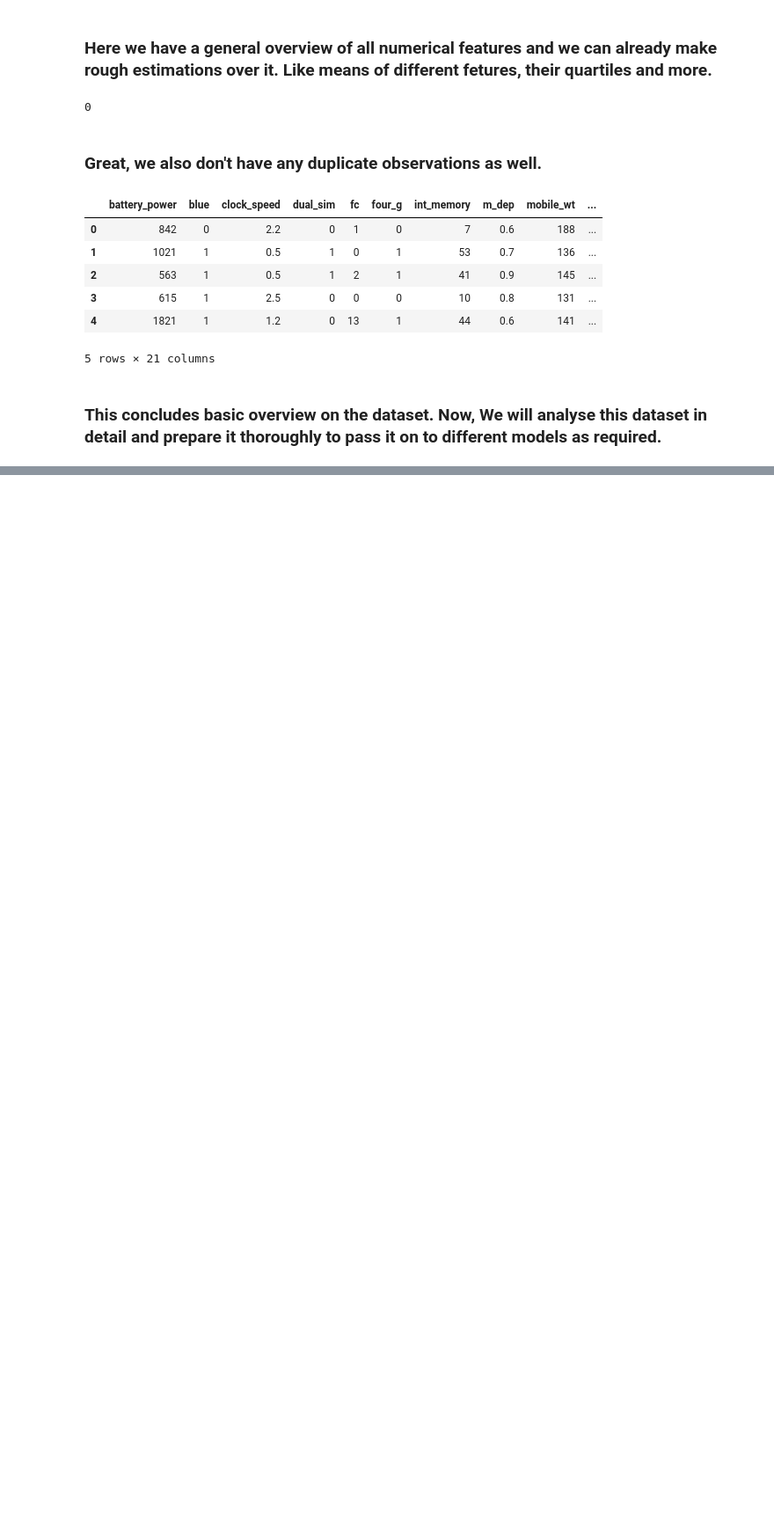
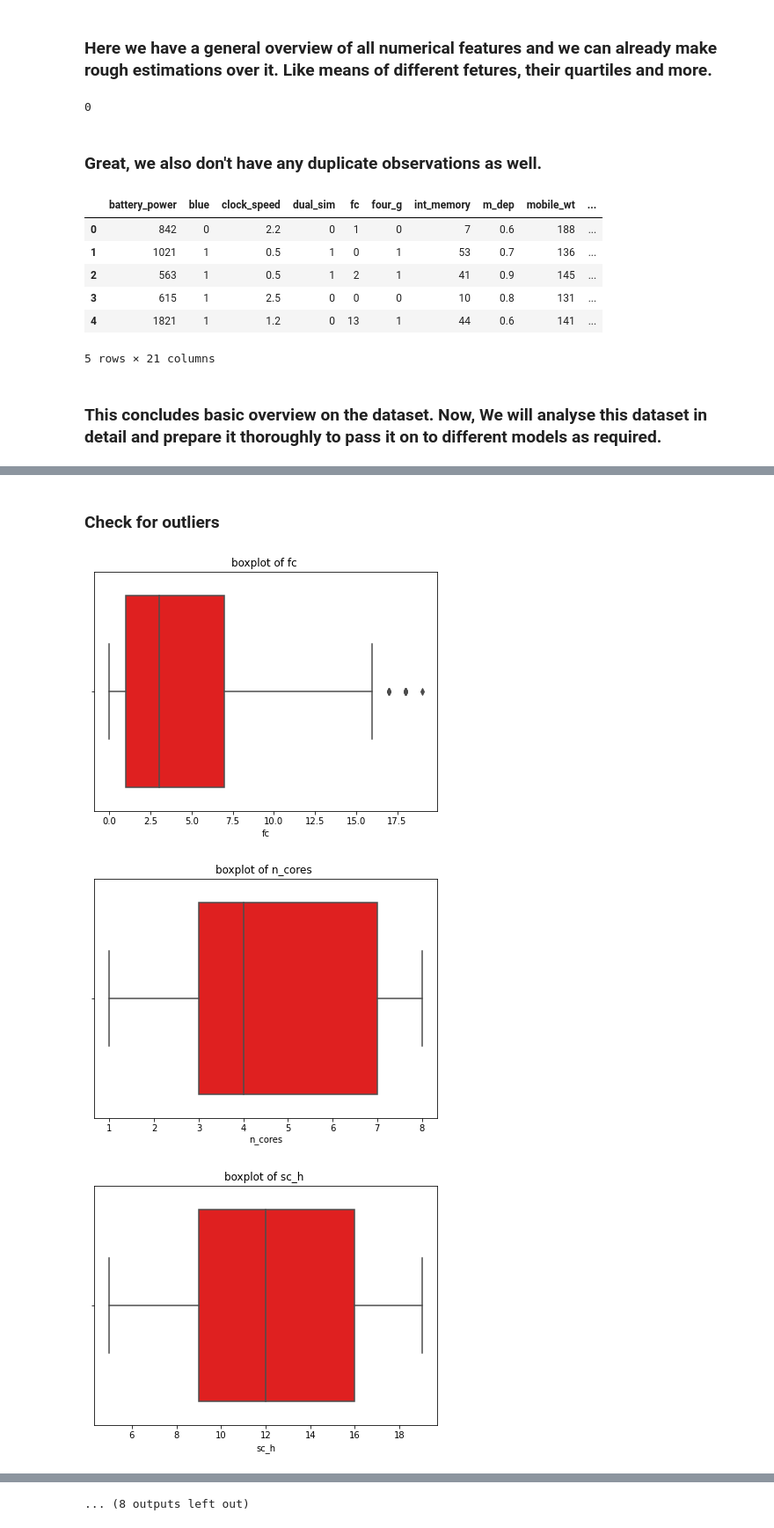
Before and after one commit to tanay47/Mobile-Price-Range-Prediction, a Jupyter notebook: Mobile_Price_Range_Prediction.ipynb, the cells around one changed output, grey strips where cells are left out. Shown at 88% size. Drawn from its saved outputs; the diff is of its cells as text; code cells hidden in the pictures; blank space fills up the shorter version.

```diff
--- a/Mobile_Price_Range_Prediction.ipynb
+++ b/Mobile_Price_Range_Prediction.ipynb
@@ -154,0 +245,12 @@ mob_df.head()
+# %% [markdown]
+### Check for outliers
+# %%
+# boxplot of all features.
+for fet in list( set(mob_df.columns) - {"price_range"}) :
+  plt.figure(figsize=(7,5))
+  sns.boxplot(mob_df[fet], color="r")
+  plt.title(f"boxplot of {fet} ")
+# %% [output]
+[figure, added]
+[figure, added]
+[figure, added]
@@ -154,0 +266 @@ mob_df.head()
+... (8 outputs left out)
```
Also changed, not shown: parts of 22 cells of this notebook.
